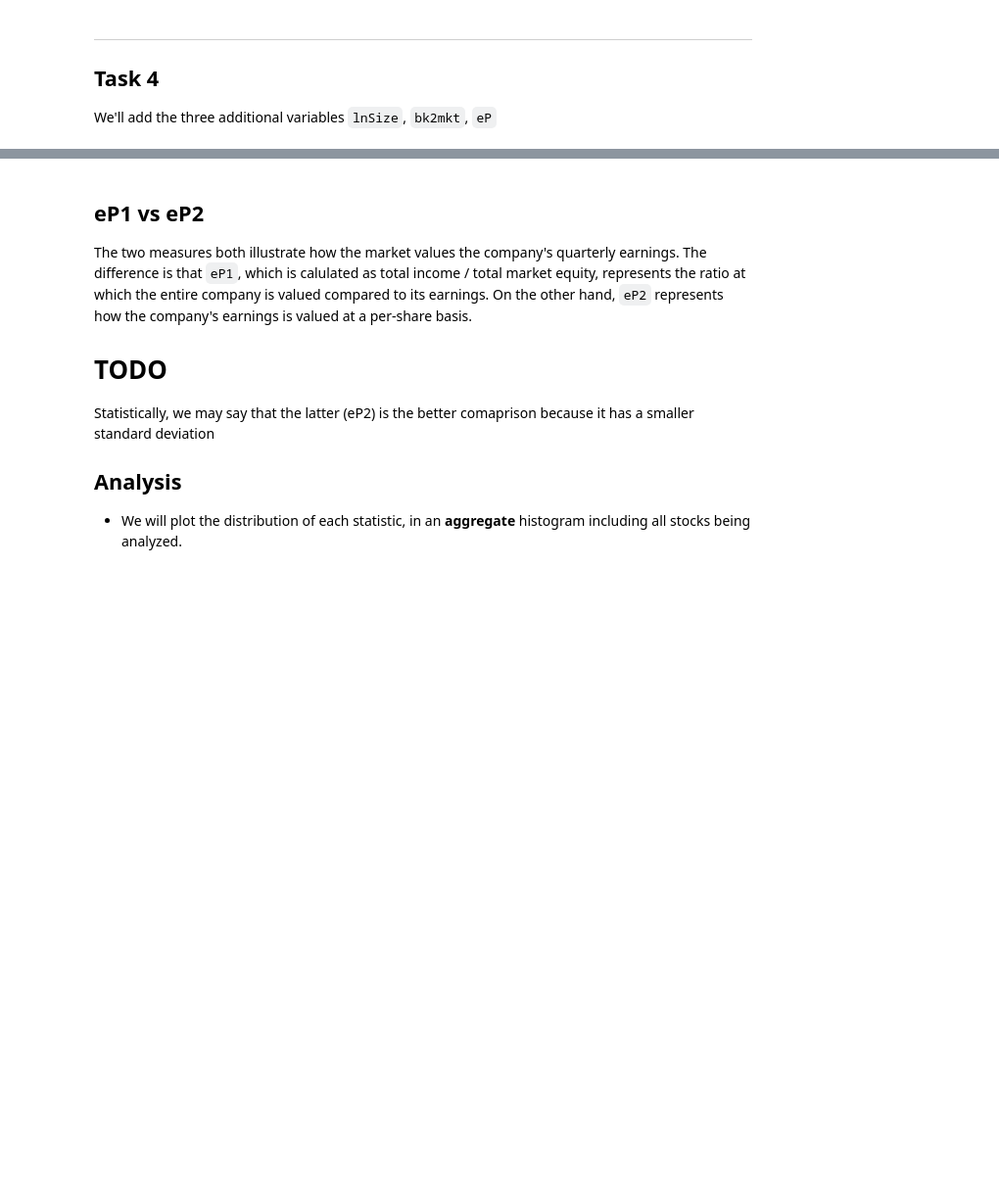
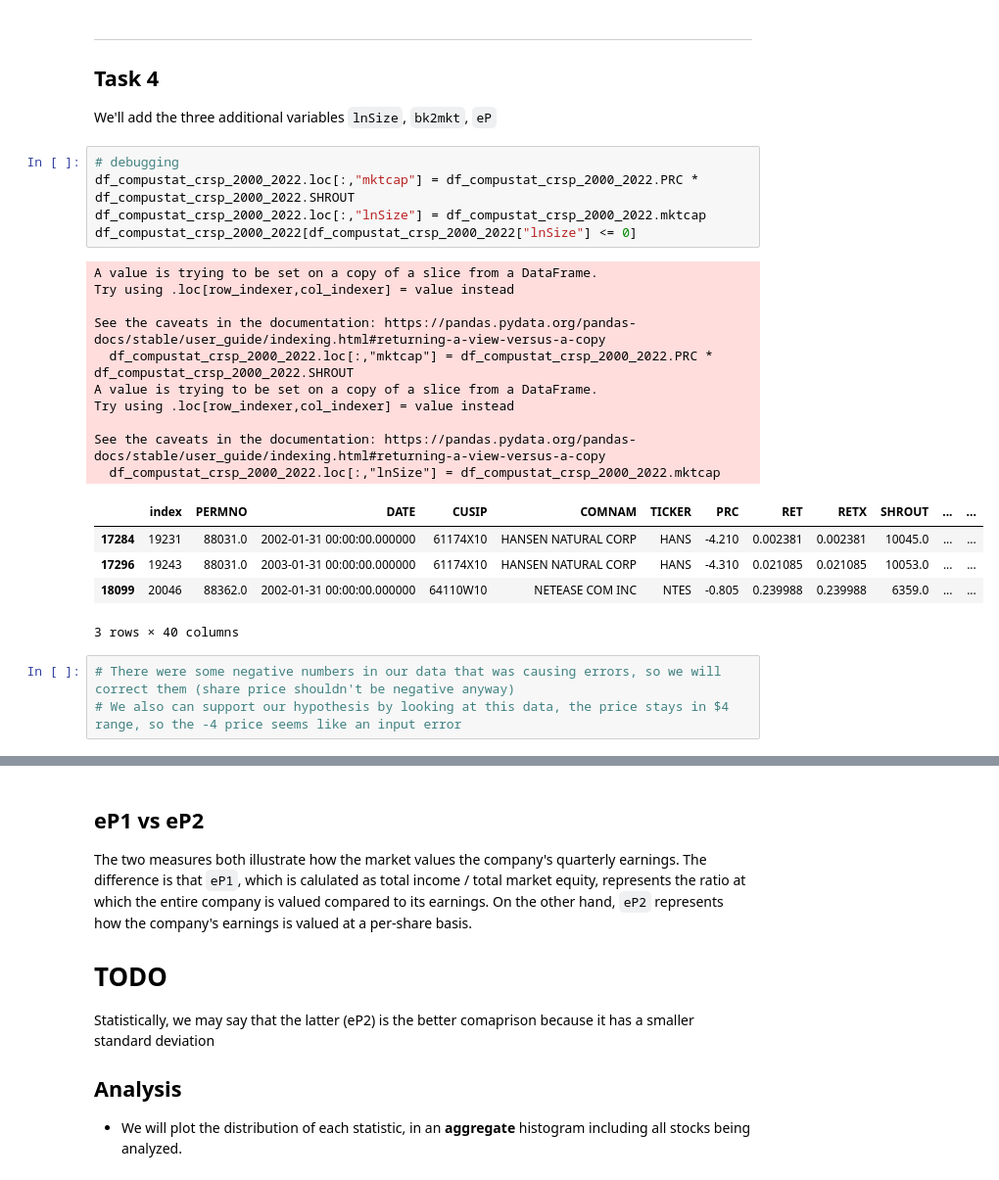
Before and after one commit to uWaterloo-CFM/CFM-301, a Jupyter notebook: Assignment 2/Assignment 2.ipynb, the cells around one changed output, grey strips where cells are left out. Shown at 98% size. Cells and saved outputs as stored; diff of their text form; blank space fills up the shorter version.

Commit message:
fixed math error

```diff
--- a/Assignment 2/Assignment 2.ipynb
+++ b/Assignment 2/Assignment 2.ipynb
@@ -210,3 +177,27 @@ df_compustat_crsp_2000_2022
 ***
 ## Task 4
 We'll add the three additional variables `lnSize`, `bk2mkt`, `eP`
+# %%
+# debugging
+df_compustat_crsp_2000_2022.loc[:,"mktcap"] = df_compustat_crsp_2000_2022.PRC * df_compustat_crsp_2000_2022.SHROUT
+df_compustat_crsp_2000_2022.loc[:,"lnSize"] = df_compustat_crsp_2000_2022.mktcap
+df_compustat_crsp_2000_2022[df_compustat_crsp_2000_2022["lnSize"] <= 0]
+# %% [output]
+A value is trying to be set on a copy of a slice from a DataFrame.
+Try using .loc[row_indexer,col_indexer] = value instead
+
+See the caveats in the documentation: https://pandas.pydata.org/pandas-docs/stable/user_guide/indexing.html#returning-a-view-versus-a-copy
+  df_compustat_crsp_2000_2022.loc[:,"mktcap"] = df_compustat_crsp_2000_2022.PRC * df_compustat_crsp_2000_2022.SHROUT
+A value is trying to be set on a copy of a slice from a DataFrame.
+Try using .loc[row_indexer,col_indexer] = value instead
+
+See the caveats in the documentation: https://pandas.pydata.org/pandas-docs/stable/user_guide/indexing.html#returning-a-view-versus-a-copy
+  df_compustat_crsp_2000_2022.loc[:,"lnSize"] = df_compustat_crsp_2000_2022.mktcap
+|  | index | PERMNO | DATE | CUSIP | COMNAM | TICKER | PRC | RET | RETX | SHROUT | ... | ... |
+| 17284 | 19231 | 88031.0 | 2002-01-31 00:00:00.000000 | 61174X10 | HANSEN NATURAL CORP | HANS | -4.210 | 0.002381 | 0.002381 | 10045.0 | ... | ... |
+| 17296 | 19243 | 88031.0 | 2003-01-31 00:00:00.000000 | 61174X10 | HANSEN NATURAL CORP | HANS | -4.310 | 0.021085 | 0.021085 | 10053.0 | ... | ... |
+| 18099 | 20046 | 88362.0 | 2002-01-31 00:00:00.000000 | 64110W10 | NETEASE COM INC | NTES | -0.805 | 0.239988 | 0.239988 | 6359.0 | ... | ... |
+3 rows × 40 columns
+# %%
+# There were some negative numbers in our data that was causing errors, so we will correct them (share price shouldn't be negative anyway)
+# We also can support our hypothesis by looking at this data, the price stays in $4 range, so the -4 price seems like an input error
```
Also changed, not shown: parts of 16 cells of this notebook, 1 other file.
